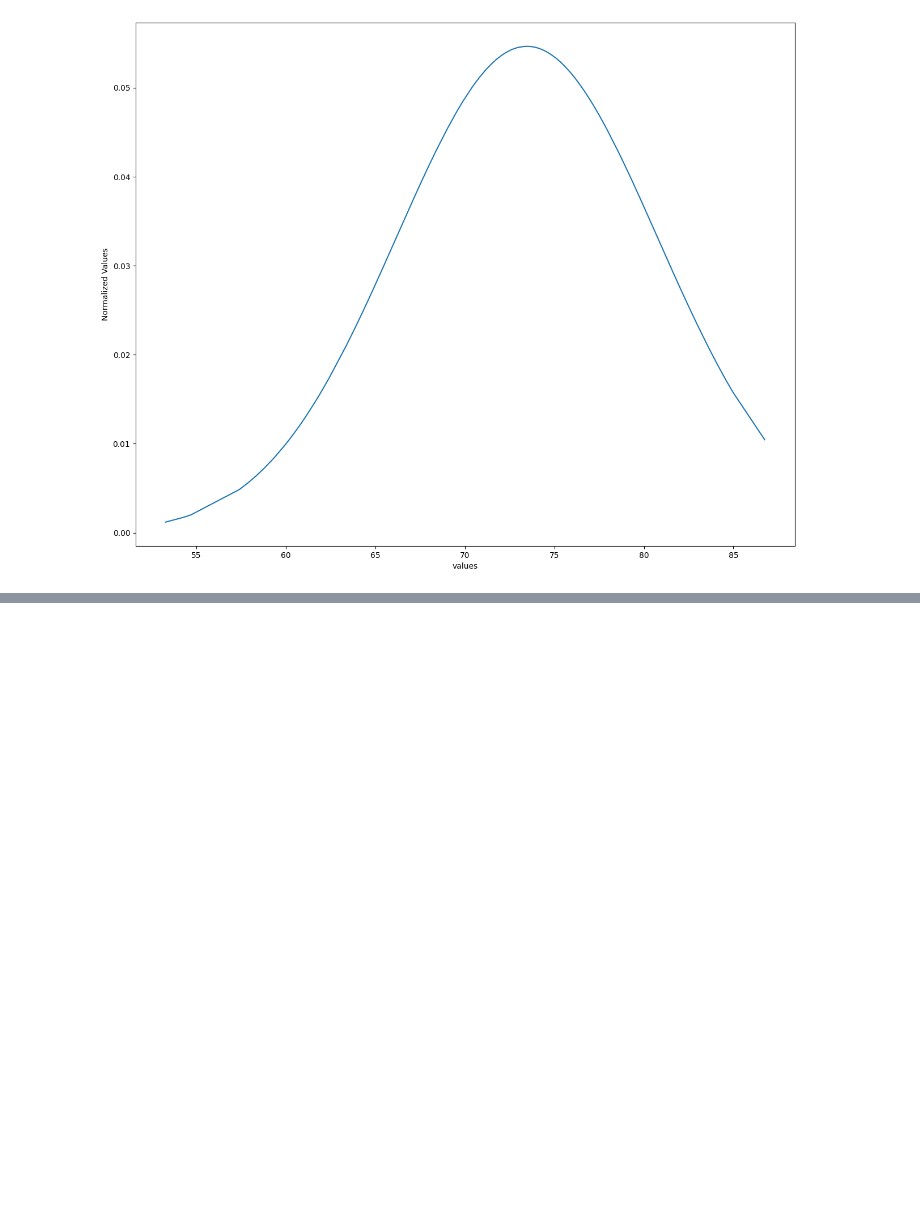
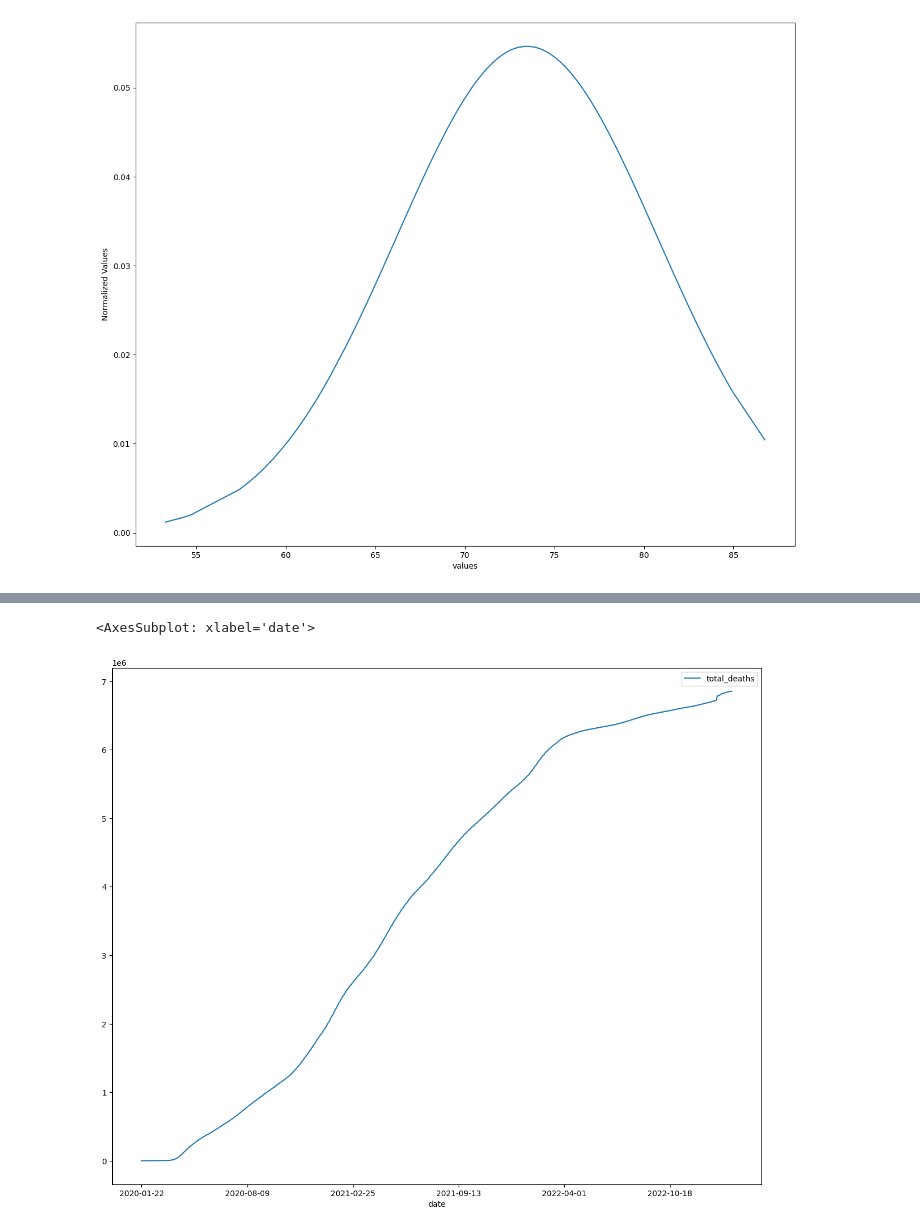
Before and after one commit to TechForEverybody/Applied_Data_Science_Practicals_Sem-8, a Jupyter notebook: Experiment-6/CS8A53_ADS_Experiment_6_ShivkumarChauhan.ipynb, the cells around one changed output, grey strips where cells are left out. Cells and saved outputs as stored; diff of their text form; code cells hidden in the pictures; blank space fills up the shorter version.

```diff
--- a/Experiment-6/CS8A53_ADS_Experiment_6_ShivkumarChauhan.ipynb
+++ b/Experiment-6/CS8A53_ADS_Experiment_6_ShivkumarChauhan.ipynb
@@ -347,0 +358,5 @@ normalDistributionGraphGenarator(Main_Data['life_expectancy'])
+# %%
+Main_Data.plot(x='date', y='total_deaths')
+# %% [output]
+<AxesSubplot: xlabel='date'>
+[figure, added]
```
Also changed, not shown: parts of 41 cells of this notebook, 8 other files.
